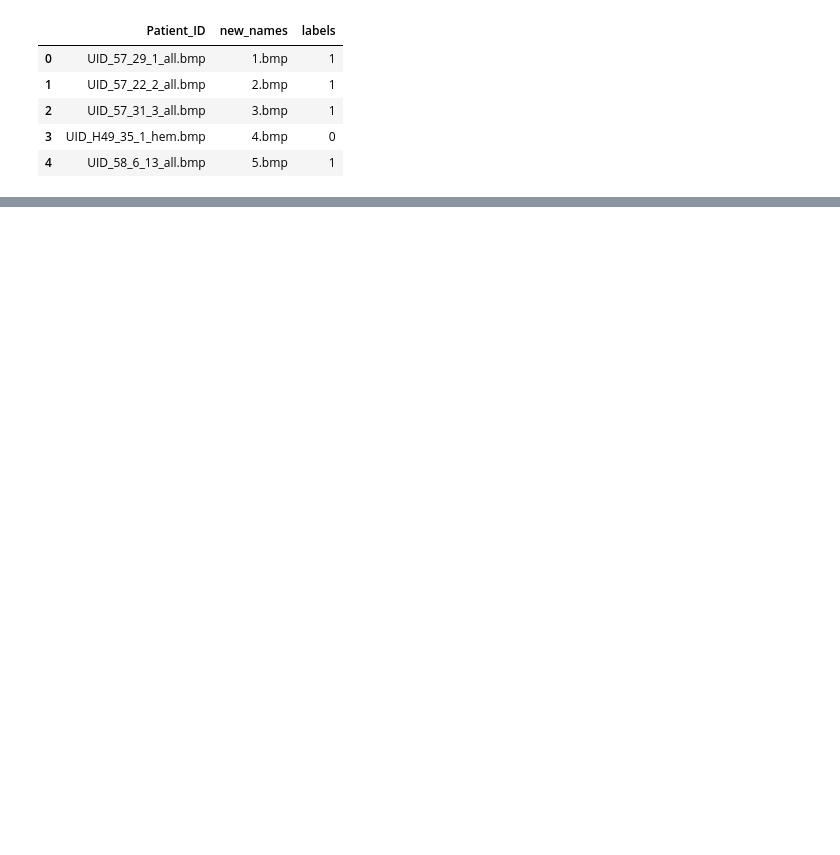
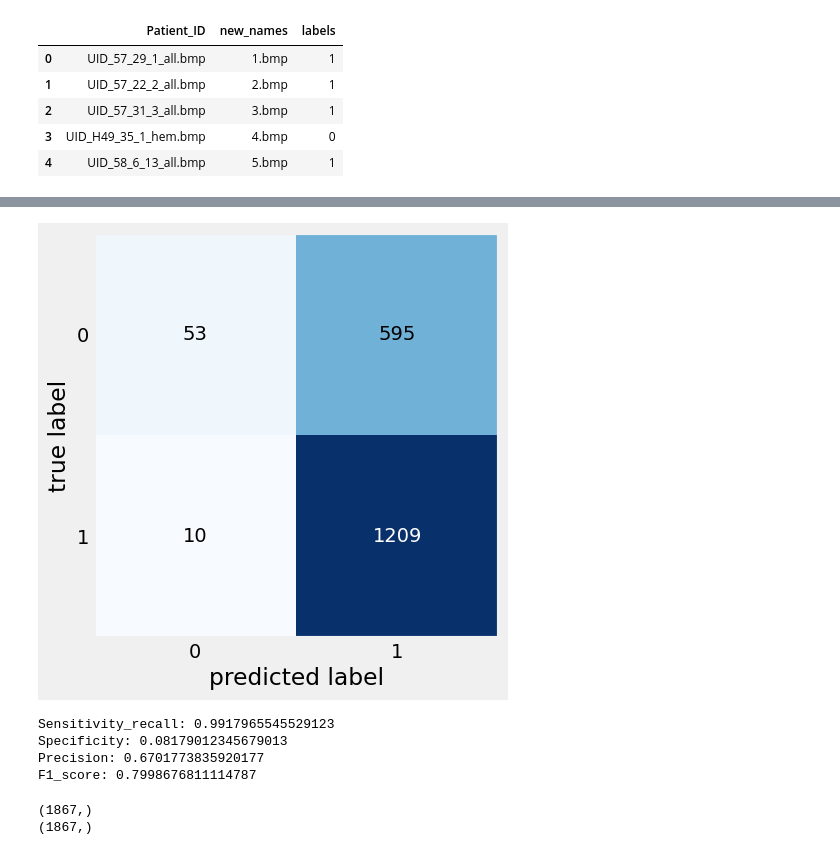
Before and after one commit to lshin914/CSCI-4364-Final-Project, a Jupyter notebook: Leukemia_CNN_Model.ipynb, the cells around one changed output, grey strips where cells are left out. Cells and saved outputs as stored; diff of their text form; code cells hidden in the pictures; blank space fills up the shorter version.

Commit message:
Tuned Model

```diff
--- a/Leukemia_CNN_Model.ipynb
+++ b/Leukemia_CNN_Model.ipynb
@@ -188,3 +213,6 @@ plt.show()
+# %%
+from keras.callbacks import EarlyStopping
+earlystop= EarlyStopping(monitor='val_acc', patience=3)
 # %%
 # function to convert the dataframe into image and label, as input for the model
 
@@ -232,13 +311,19 @@ num_classes = 2
 model = build_vgg19_model(input_shape, num_classes)
 
 # compile model
-model.compile(optimizer=Adam(), loss='sparse_categorical_crossentropy', metrics=['accuracy'])
+model.compile(optimizer=Adam(learning_rate=0.001), loss='sparse_categorical_crossentropy', metrics=['accuracy'])
 
 # train model
-history = model.fit(train_images, train_labels, epochs=10, batch_size=32, validation_data=(validation_images, validation_labels))
+history = model.fit(train_images, train_labels, epochs=10, batch_size=32, validation_data=(validation_images, validation_labels), callbacks=[earlystop])
 
 # evaluate model
-loss, accuracy = model.evaluate(validation_images, validation_labels)
-print("Validation Loss:", loss)
-print("Validation Accuracy:", accuracy)
+val_loss, val_accuracy = model.evaluate(validation_images, validation_labels)
+train_loss, train_accuracy = model.evaluate(train_images, train_labels)
+print("Training Loss:", train_loss)
+print("Training Accuracy:", train_accuracy)
+print("Validation Loss:", val_loss)
+print("Validation Accuracy:", val_accuracy)
+
+# Plot training statistics
+plot_training(history)
 # %% [output]
@@ -261,0 +350,20 @@ Validation Accuracy: 0.6711301803588867
+# %%
+# Plot confusion matrix
+pred = model.predict(validation_images)
+pred = np.argmax(pred,axis = 1)
+# y_true = np.argmax(validation_labels)
+actual = validation_labels
+CM = confusion_matrix(actual, pred)
+fig, ax = plot_confusion_matrix(conf_mat=CM ,  figsize=(5, 5))
+plt.show()
+
+Sensitivity_recall = metrics.recall_score(actual, pred)
+Specificity = metrics.recall_score(actual, pred, pos_label=0)
+Precision = metrics.precision_score(actual, pred)
+F1_score = metrics.f1_score(actual, pred)
+
+print("Sensitivity_recall:", Sensitivity_recall)
+print("Specificity:", Specificity)
+print("Precision:", Precision)
+print("F1_score:", F1_score)
+# %% [output]
@@ -261,0 +371,11 @@ Validation Accuracy: 0.6711301803588867
+[figure, added]
+Sensitivity_recall: 0.9917965545529123
+Specificity: 0.08179012345679013
+Precision: 0.6701773835920177
+F1_score: 0.7998676811114787
+# %%
+print(validation_labels.shape)
+print(pred.shape)
+# %% [output]
+(1867,)
+(1867,)
```
Also changed, not shown: parts of 19 cells of this notebook.
